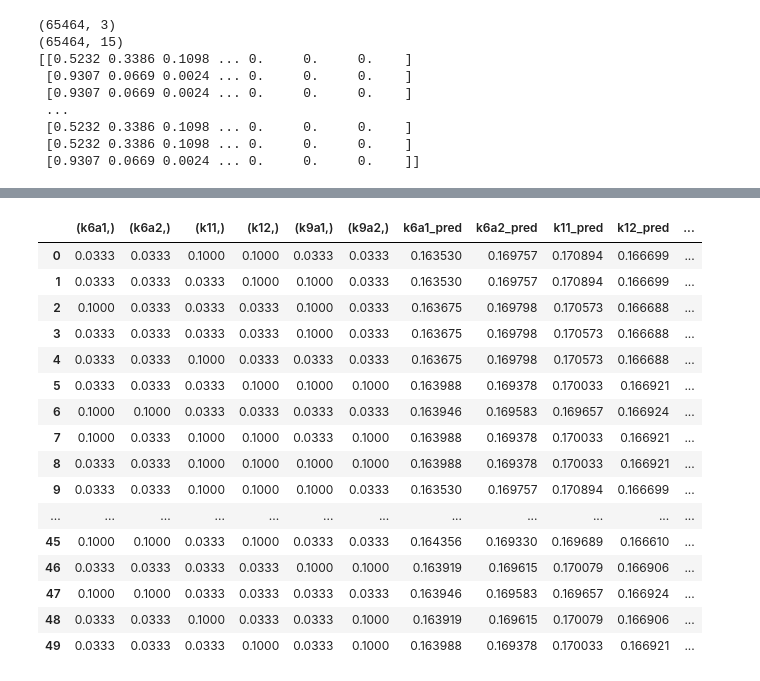
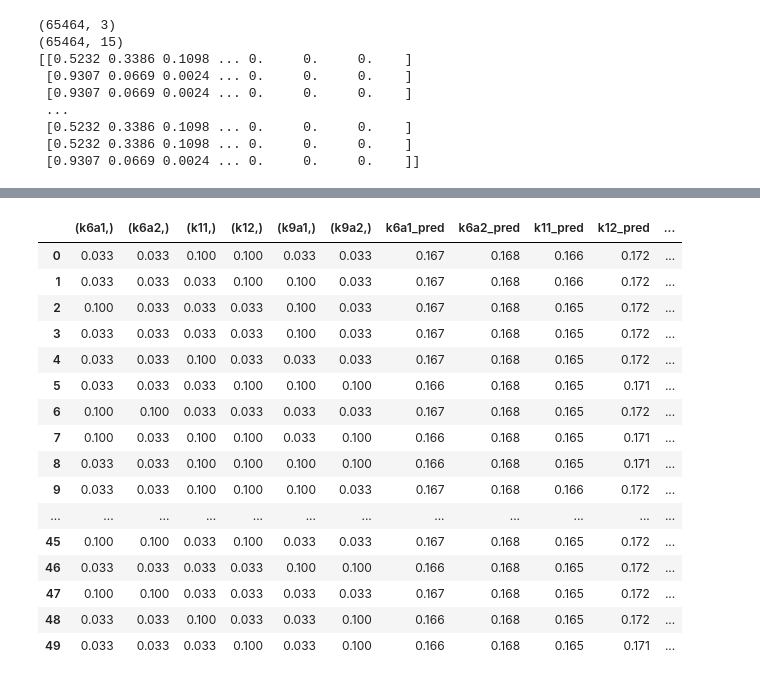
Before and after one commit to GwydionJon/EN_learn, a Jupyter notebook: machine_learning/Experiments_with_all_param/ml_param_from_overlap_v1.ipynb, the cells around one changed output, grey strips where cells are left out. Saved outputs shown, nothing was run; the diff lists cells and outputs as text; code cells hidden in the pictures.

```diff
--- a/machine_learning/Experiments_with_all_param/ml_param_from_overlap_v1.ipynb
+++ b/machine_learning/Experiments_with_all_param/ml_param_from_overlap_v1.ipynb
@@ -57,7 +58,7 @@ def test_model(model,x_data, y_data ,label_name):
 # %%
 
 all_labels_features=["k6a1","k6a2","k11","k12","k9a1","k9a2","delta","lambda","overlap_s0_s2_k6a","overlap_s0_s2_k1","overlap_s0_s2_k9a"]
-all_data=pd.read_csv("G:\OneDrive - bwedu\Master\Forschungspraktikum\Inga\pc-forschi\generated_Data/all_param_4_values_with_overlap.csv")
+all_data=pd.read_csv("../../generated_Data/all_param_4_values_with_overlap.csv")
 df_feature_labels=all_data[all_labels_features]
 
 max_no_of_peak_list=max(all_data["no_of_max"])
@@ -111,7 +112,7 @@ print(x_train_overlap)
  [0.9307 0.0669 0.0024 ... 0.     0.     0.    ]]
 # %%
 learning_rate = 1e-2
-momentum=0.7
+momentum=0.3
 epochs = 50
 batch_size = 150
 
@@ -161,5 +159,5 @@ delta_test_result=test_model(my_model,x_test_overlap,y_test_overlap,all_label_li
 
 
 
-delta_test_result.head(50)
+delta_test_result.round(3).head(50)
 # %% [output]
@@ -166,17 +165,17 @@ delta_test_result.head(50)
 |  | (k6a1,) | (k6a2,) | (k11,) | (k12,) | (k9a1,) | (k9a2,) | k6a1_pred | k6a2_pred | k11_pred | k12_pred | ... |
-| 0 | 0.0333 | 0.0333 | 0.1000 | 0.1000 | 0.0333 | 0.0333 | 0.163530 | 0.169757 | 0.170894 | 0.166699 | ... |
-| 1 | 0.0333 | 0.0333 | 0.0333 | 0.1000 | 0.1000 | 0.0333 | 0.163530 | 0.169757 | 0.170894 | 0.166699 | ... |
-| 2 | 0.1000 | 0.0333 | 0.0333 | 0.0333 | 0.1000 | 0.0333 | 0.163675 | 0.169798 | 0.170573 | 0.166688 | ... |
-| 3 | 0.0333 | 0.0333 | 0.0333 | 0.0333 | 0.1000 | 0.0333 | 0.163675 | 0.169798 | 0.170573 | 0.166688 | ... |
-| 4 | 0.0333 | 0.0333 | 0.1000 | 0.0333 | 0.0333 | 0.0333 | 0.163675 | 0.169798 | 0.170573 | 0.166688 | ... |
-| 5 | 0.0333 | 0.0333 | 0.0333 | 0.1000 | 0.1000 | 0.1000 | 0.163988 | 0.169378 | 0.170033 | 0.166921 | ... |
-| 6 | 0.1000 | 0.1000 | 0.0333 | 0.0333 | 0.0333 | 0.0333 | 0.163946 | 0.169583 | 0.169657 | 0.166924 | ... |
-| 7 | 0.1000 | 0.0333 | 0.1000 | 0.1000 | 0.0333 | 0.1000 | 0.163988 | 0.169378 | 0.170033 | 0.166921 | ... |
-| 8 | 0.0333 | 0.0333 | 0.1000 | 0.1000 | 0.1000 | 0.1000 | 0.163988 | 0.169378 | 0.170033 | 0.166921 | ... |
-| 9 | 0.0333 | 0.0333 | 0.1000 | 0.1000 | 0.1000 | 0.0333 | 0.163530 | 0.169757 | 0.170894 | 0.166699 | ... |
+| 0 | 0.033 | 0.033 | 0.100 | 0.100 | 0.033 | 0.033 | 0.167 | 0.168 | 0.166 | 0.172 | ... |
+| 1 | 0.033 | 0.033 | 0.033 | 0.100 | 0.100 | 0.033 | 0.167 | 0.168 | 0.166 | 0.172 | ... |
+| 2 | 0.100 | 0.033 | 0.033 | 0.033 | 0.100 | 0.033 | 0.167 | 0.168 | 0.165 | 0.172 | ... |
+| 3 | 0.033 | 0.033 | 0.033 | 0.033 | 0.100 | 0.033 | 0.167 | 0.168 | 0.165 | 0.172 | ... |
+| 4 | 0.033 | 0.033 | 0.100 | 0.033 | 0.033 | 0.033 | 0.167 | 0.168 | 0.165 | 0.172 | ... |
+| 5 | 0.033 | 0.033 | 0.033 | 0.100 | 0.100 | 0.100 | 0.166 | 0.168 | 0.165 | 0.171 | ... |
+| 6 | 0.100 | 0.100 | 0.033 | 0.033 | 0.033 | 0.033 | 0.167 | 0.168 | 0.165 | 0.172 | ... |
+| 7 | 0.100 | 0.033 | 0.100 | 0.100 | 0.033 | 0.100 | 0.166 | 0.168 | 0.165 | 0.171 | ... |
+| 8 | 0.033 | 0.033 | 0.100 | 0.100 | 0.100 | 0.100 | 0.166 | 0.168 | 0.165 | 0.171 | ... |
+| 9 | 0.033 | 0.033 | 0.100 | 0.100 | 0.100 | 0.033 | 0.167 | 0.168 | 0.166 | 0.172 | ... |
 | ... | ... | ... | ... | ... | ... | ... | ... | ... | ... | ... | ... |
-| 45 | 0.1000 | 0.1000 | 0.0333 | 0.1000 | 0.0333 | 0.0333 | 0.164356 | 0.169330 | 0.169689 | 0.166610 | ... |
-| 46 | 0.0333 | 0.0333 | 0.0333 | 0.0333 | 0.1000 | 0.1000 | 0.163919 | 0.169615 | 0.170079 | 0.166906 | ... |
-| 47 | 0.1000 | 0.1000 | 0.0333 | 0.0333 | 0.0333 | 0.0333 | 0.163946 | 0.169583 | 0.169657 | 0.166924 | ... |
-| 48 | 0.0333 | 0.0333 | 0.1000 | 0.0333 | 0.0333 | 0.1000 | 0.163919 | 0.169615 | 0.170079 | 0.166906 | ... |
-| 49 | 0.0333 | 0.0333 | 0.0333 | 0.1000 | 0.0333 | 0.1000 | 0.163988 | 0.169378 | 0.170033 | 0.166921 | ... |
+| 45 | 0.100 | 0.100 | 0.033 | 0.100 | 0.033 | 0.033 | 0.167 | 0.168 | 0.165 | 0.172 | ... |
+| 46 | 0.033 | 0.033 | 0.033 | 0.033 | 0.100 | 0.100 | 0.166 | 0.168 | 0.165 | 0.172 | ... |
+| 47 | 0.100 | 0.100 | 0.033 | 0.033 | 0.033 | 0.033 | 0.167 | 0.168 | 0.165 | 0.172 | ... |
+| 48 | 0.033 | 0.033 | 0.100 | 0.033 | 0.033 | 0.100 | 0.166 | 0.168 | 0.165 | 0.172 | ... |
+| 49 | 0.033 | 0.033 | 0.033 | 0.100 | 0.033 | 0.100 | 0.166 | 0.168 | 0.165 | 0.171 | ... |
```
Also changed, not shown: parts of 4 cells of this notebook, 28 other files.
